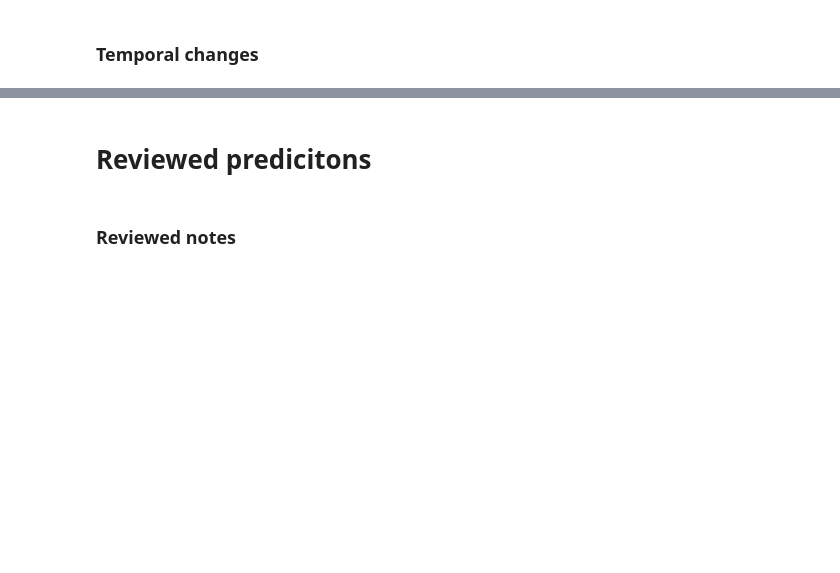
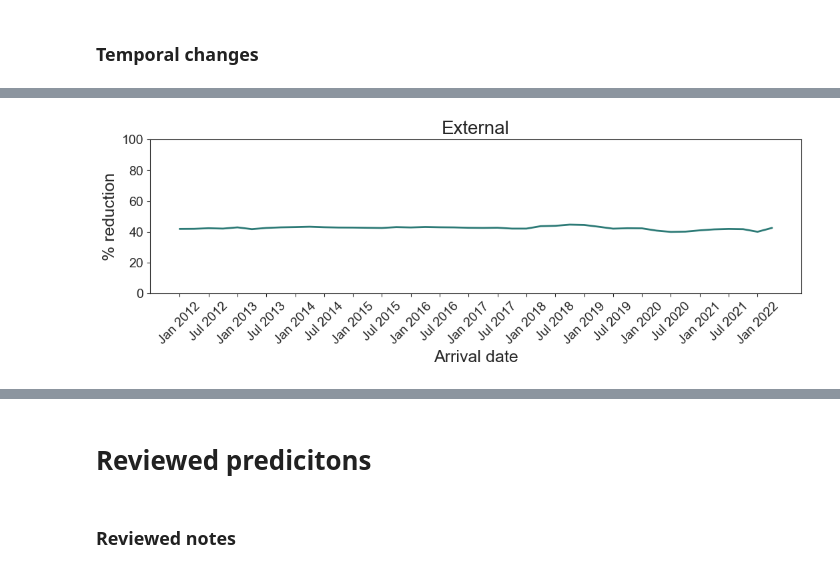
Before and after one commit to vlada-rozova/self-harm-triage-notes, a Jupyter notebook: notebooks/6-generalisability.ipynb, the cells around one changed output, grey strips where cells are left out. Drawn from its saved outputs; the diff is of its cells as text; code cells hidden in the pictures; blank space fills up the shorter version.

```diff
--- a/notebooks/6-generalisability.ipynb
+++ b/notebooks/6-generalisability.ipynb
@@ -857,0 +494,6 @@ recall_score(df[(df.hospital=='LRH') & (df.quarter=='2021Q4')].SH,
+# %%
+# 3. How effective was text normalisation
+# in dimensionality reduction?
+plot_dim_reduction_over_time(df, 'preprocessed_triage_note', 'entities', title=dataset_name, palette=palette, results_dir=results_dir)
+# %% [output]
+[figure, added]
```
Also changed, not shown: parts of 208 cells of this notebook, 1 other file.
